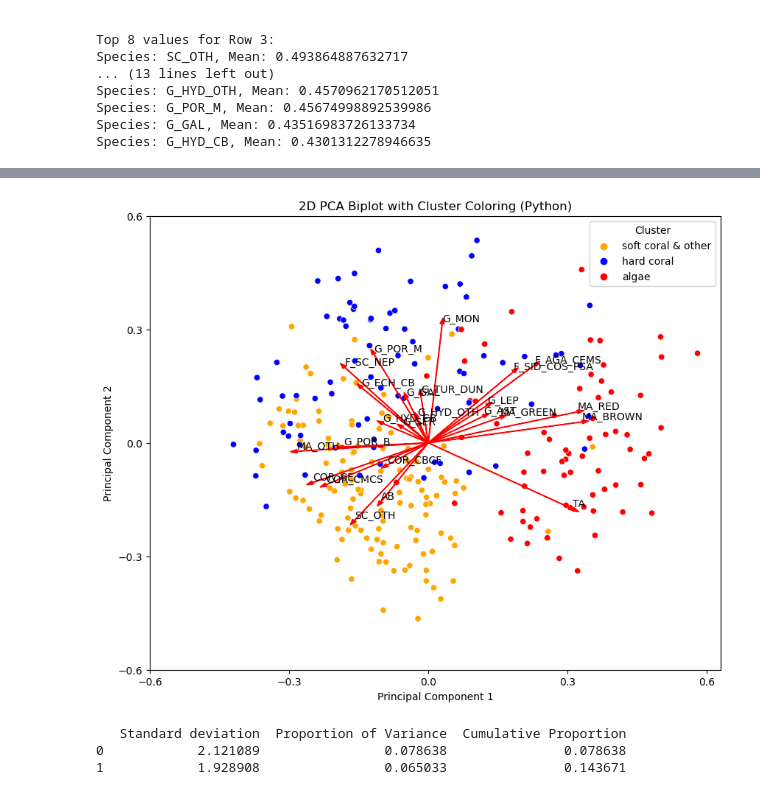
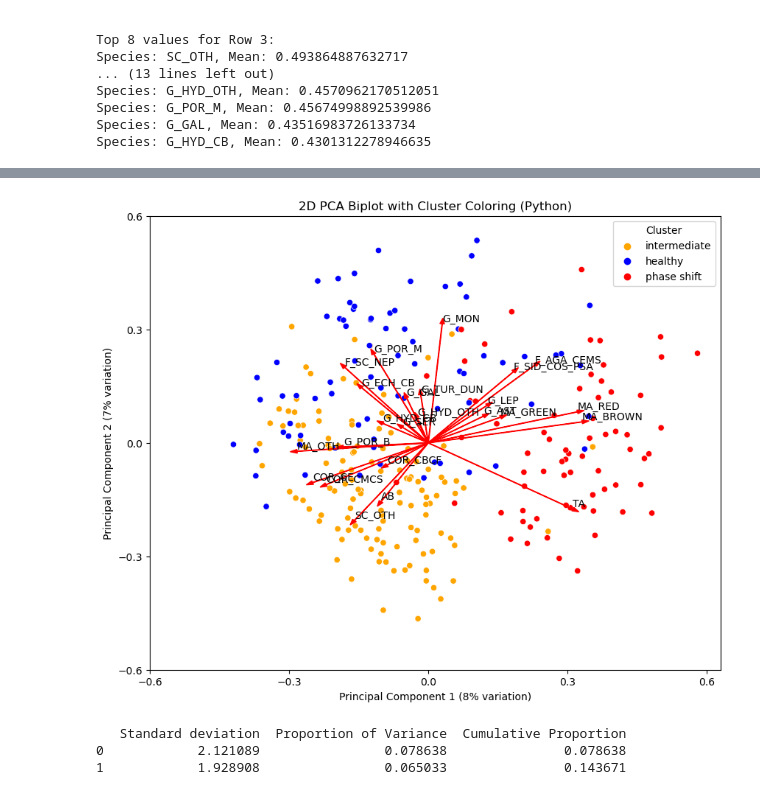
Before and after one commit to K-Whit/Lizard-project, a Jupyter notebook: Species composition Lizard Island.ipynb, the cells around one changed output, grey strips where cells are left out. Cells and saved outputs as stored; diff of their text form; code cells hidden in the pictures.

```diff
--- a/Species composition Lizard Island.ipynb
+++ b/Species composition Lizard Island.ipynb
@@ -375,7 +373,7 @@ pca_df_scaled['Cluster'] = y
 # %%
 # add defining names to clusters
 pca_df_scaled2 = pca_df_scaled
-pca_df_scaled2['Cluster'] = pca_df_scaled2['Cluster'].replace({1: 'algae', 2: 'soft coral & other', 3: 'hard coral'})
+pca_df_scaled2['Cluster'] = pca_df_scaled2['Cluster'].replace({1: 'phase shift', 2: 'intermediate', 3: 'healthy'})
 # %%
 X = pca_df_scaled2
 y = data_with_clusters['Cluster']
@@ -428,7 +426,7 @@ plt.show()
 # %%
 #create a biplot including only the top 8 species with highest average coverages within each cluster (based on the scaled coverages)
 
-colors = {'algae': 'red', 'soft coral & other': 'orange', 'hard coral': 'blue'}
+colors = {'phase shift': 'red', 'intermediate': 'orange', 'healthy': 'blue'}
 
 selected_columns = top_8species
 
@@ -445,36 +443,36 @@ sns.scatterplot(
     y='PC2',
     hue='Cluster',  # specify the cluster variable
     data=pca_df_scaled2,
     ax=ax,
     palette=colors
 )
 
 for i, varnames in enumerate(feature_names):
     if varnames in selected_columns:
             ax.arrow(
                 0, 0,  # coordinates of arrow base
                 xs[i],  # length of the arrow along x
                 ys[i],  # length of the arrow along y
                 color='r',
                 head_width=0.01
             )
             ax.text(xs[i], ys[i], varnames, ha='left', va='bottom')  # Adjust text alignment
 
 xticks = np.linspace(-0.6, 0.6, num=5)
 yticks = np.linspace(-0.6, 0.6, num=5)
 ax.set_xticks(xticks)
 ax.set_yticks(yticks)
-ax.set_xlabel('Principal Component 1')
-ax.set_ylabel('Principal Component 2')
+ax.set_xlabel('Principal Component 1 (8% variation)')
+ax.set_ylabel('Principal Component 2 (7% variation)')
 
 plt.title('2D PCA Biplot with Cluster Coloring (Python)')
 
 # Save the plot as a PDF file
 plt.savefig('3biplot_species_thrsh_new.jpg', bbox_inches='tight')
 
 plt.show()
 # %% [output]
-[figure, old version]
+[figure, new version]
 # %%
 # Summary of PCA
 print(pd.DataFrame({'Standard deviation': np.sqrt(pca.explained_variance_),
```
Also changed, not shown: parts of 14 cells of this notebook, 1 other file.
